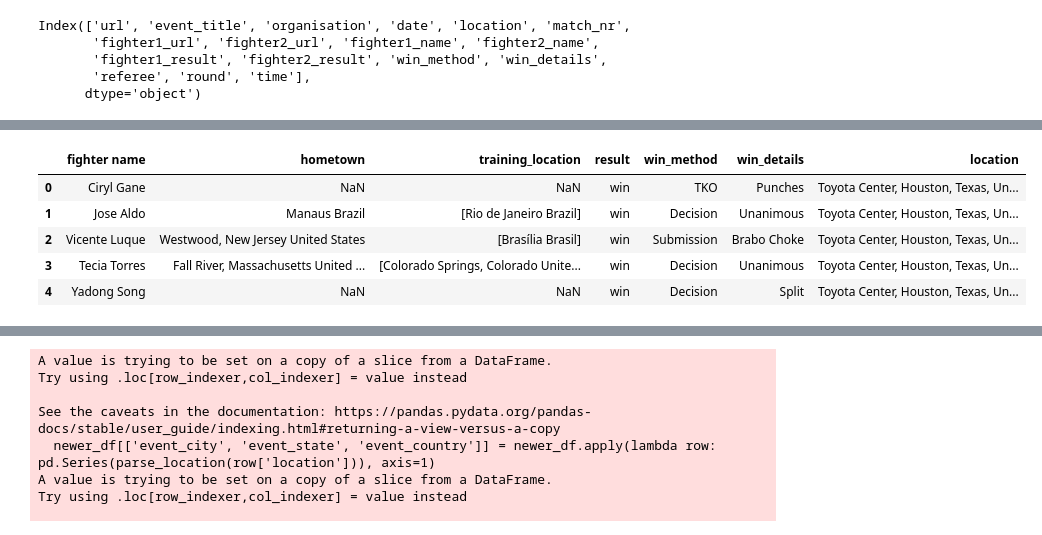
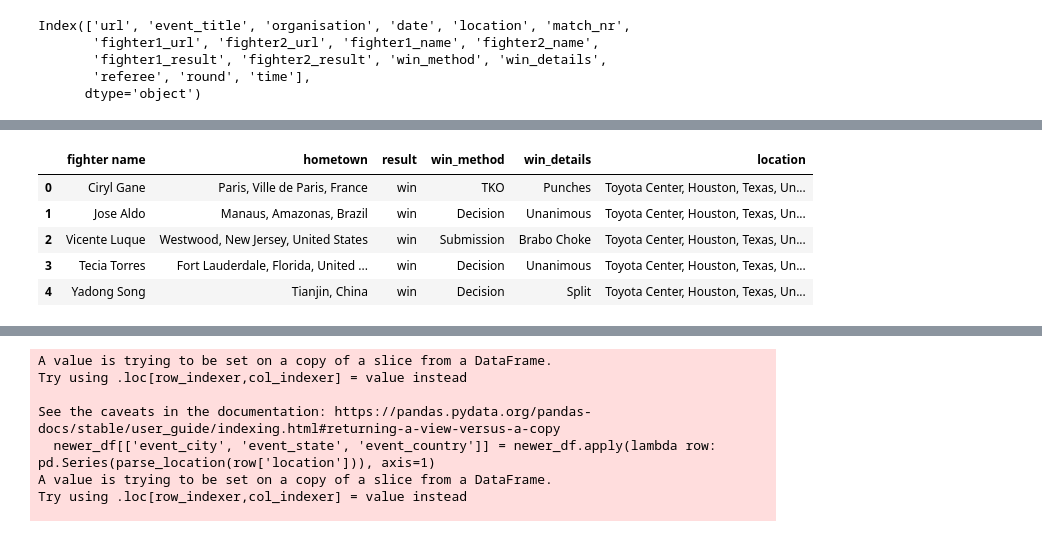
Before and after one commit to tstreet24/Sports, a Jupyter notebook: sports.ipynb, the cells around one changed output, grey strips where cells are left out. Cells and saved outputs as stored; diff of their text form; code cells hidden in the pictures.

```diff
--- a/sports.ipynb
+++ b/sports.ipynb
@@ -1,7 +1,7 @@
 # %%
 import pandas as pd
 # %%
-hometown = pd.read_csv("C:/Users/tanne/Documents/SP 24/Sports/Project/hometown.csv")
+hometown = pd.read_csv("C:/Users/tanne/Documents/SP 24/Sports/Project/hometown_2.csv")
 fights = pd.read_csv("C:/Users/tanne/Documents/SP 24/Sports/Project/location_result.csv")
 # %%
 hometown.columns
@@ -20,7 +16,14 @@ Index(['BPrev', 'BStreak', 'B_Age', 'B_Height', 'B_HomeTown', 'B_ID',
 # %%
-hometown_blue = hometown[['B_Name', 'B_HomeTown', 'B_Location']].rename(columns = {'B_Name': 'name',
-                                                                        'B_HomeTown': 'hometown',
-                                                                        "B_Location": 'location'})
-hometown_red = hometown[['R_Name', 'R_HomeTown', 'R_Location']].rename(columns = {'R_Name': 'name',
-                                                                        'R_HomeTown': 'hometown',
-                                                                        "R_Location": 'location'})
+#hometown_blue = hometown[['B_Name', 'B_HomeTown', 'B_Location']].rename(columns = {'B_Name': 'name',
+  #                                                                      'B_HomeTown': 'hometown',
+ #                                                                       "B_Location": 'location'})
+#hometown_red = hometown[['R_Name', 'R_HomeTown', 'R_Location']].rename(columns = {'R_Name': 'name',
+    #                                                                    'R_HomeTown': 'hometown',
+   #                                                                     "R_Location": 'location'})
+
+hometown = hometown[['name', 'country', 'city']]
+hometown['hometown'] = hometown['city'] + ', ' + hometown['country']
+hometown['hometown'] = hometown['city'].str.cat(hometown['country'], sep=', ')
+# %%
+hometown = hometown[['name', 'hometown']]
+hometown.head(5)
@@ -76,17 +67,15 @@ Index(['url', 'event_title', 'organisation', 'date', 'location', 'match_nr',
 # %%
-fights = pd.merge(fights, grouped_df[['name', 'hometown', 'training_location']].rename(columns={
+fights = pd.merge(fights, hometown.rename(columns={
     'name': 'fighter1_name',
-    'hometown': 'fighter1_hometown',
-    'training_location': 'fighter1_training_location'
+    'hometown': 'fighter1_hometown'
 }), how='left', on='fighter1_name')
 
 # No need to drop 'name' here since we're not merging it in directly.
 
 # Merge for 'fighter2_name', similarly renaming columns to avoid duplication
-fights = pd.merge(fights, grouped_df[['name', 'hometown', 'training_location']].rename(columns={
+fights = pd.merge(fights, hometown.rename(columns={
     'name': 'fighter2_name',
-    'hometown': 'fighter2_hometown',
-    'training_location': 'fighter2_training_location'
+    'hometown': 'fighter2_hometown'
 }), how='left', on='fighter2_name')
 
 # After these operations, there shouldn't be any undesired duplicated columns, assuming all renames were accurate.
@@ -117,35 +94,33 @@ final_df
 # %%
 import pandas as pd
 
 # Sample structure for 'final_df' based on your description
 # Assuming 'final_df' has these columns: ['fighter1_name', 'fighter1_hometown', 'fighter1_training_location',
 # 'fighter2_name', 'fighter2_hometown', 'fighter2_training_location', 'win_method', 'win_details', 'location',
 # 'fighter1_result', 'fighter2_result']
 
 # Splitting 'final_df' into two parts, one for each fighter's perspective
-fighter1_df = final_df[['fighter1_name', 'fighter1_hometown', 'fighter1_training_location', 'fighter1_result', 'win_method', 'win_details', 'location']].rename(columns={
+fighter1_df = fights[['fighter1_name', 'fighter1_hometown', 'fighter1_result', 'win_method', 'win_details', 'location']].rename(columns={
     'fighter1_name': 'fighter name',
     'fighter1_hometown': 'hometown',
-    'fighter1_training_location': 'training_location',
     'fighter1_result': 'result'
 })
 
-fighter2_df = final_df[['fighter2_name', 'fighter2_hometown', 'fighter2_training_location', 'fighter2_result', 'win_method', 'win_details', 'location']].rename(columns={
+fighter2_df = fights[['fighter2_name', 'fighter2_hometown', 'fighter2_result', 'win_method', 'win_details', 'location']].rename(columns={
     'fighter2_name': 'fighter name',
     'fighter2_hometown': 'hometown',
-    'fighter2_training_location': 'training_location',
     'fighter2_result': 'result'
 })
 
 # Concatenating the two DataFrames to have two rows per fight
 new_df = pd.concat([fighter1_df, fighter2_df], ignore_index=True)
 
 # Display the first few rows to verify the structure
 new_df.head(5)
 # %% [output]
-|  | fighter name | hometown | training_location | result | win_method | win_details | location |
-| 0 | Ciryl Gane | NaN | NaN | win | TKO | Punches | Toyota Center, Houston, Texas, Un... |
-| 1 | Jose Aldo | Manaus Brazil | [Rio de Janeiro Brazil] | win | Decision | Unanimous | Toyota Center, Houston, Texas, Un... |
-| 2 | Vicente Luque | Westwood, New Jersey United States | [Brasília Brasil] | win | Submission | Brabo Choke | Toyota Center, Houston, Texas, Un... |
-| 3 | Tecia Torres | Fall River, Massachusetts United ... | [Colorado Springs, Colorado Unite... | win | Decision | Unanimous | Toyota Center, Houston, Texas, Un... |
-| 4 | Yadong Song | NaN | NaN | win | Decision | Split | Toyota Center, Houston, Texas, Un... |
+|  | fighter name | hometown | result | win_method | win_details | location |
+| 0 | Ciryl Gane | Paris, Ville de Paris, France | win | TKO | Punches | Toyota Center, Houston, Texas, Un... |
+| 1 | Jose Aldo | Manaus, Amazonas, Brazil | win | Decision | Unanimous | Toyota Center, Houston, Texas, Un... |
+| 2 | Vicente Luque | Westwood, New Jersey, United States | win | Submission | Brabo Choke | Toyota Center, Houston, Texas, Un... |
+| 3 | Tecia Torres | Fort Lauderdale, Florida, United ... | win | Decision | Unanimous | Toyota Center, Houston, Texas, Un... |
+| 4 | Yadong Song | Tianjin, China | win | Decision | Split | Toyota Center, Houston, Texas, Un... |
```
Also changed, not shown: parts of 30 cells of this notebook.
